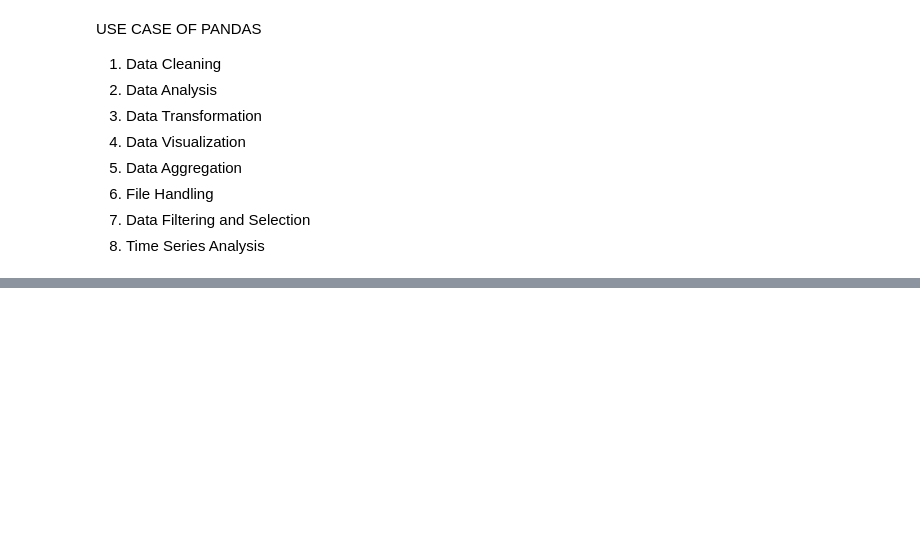
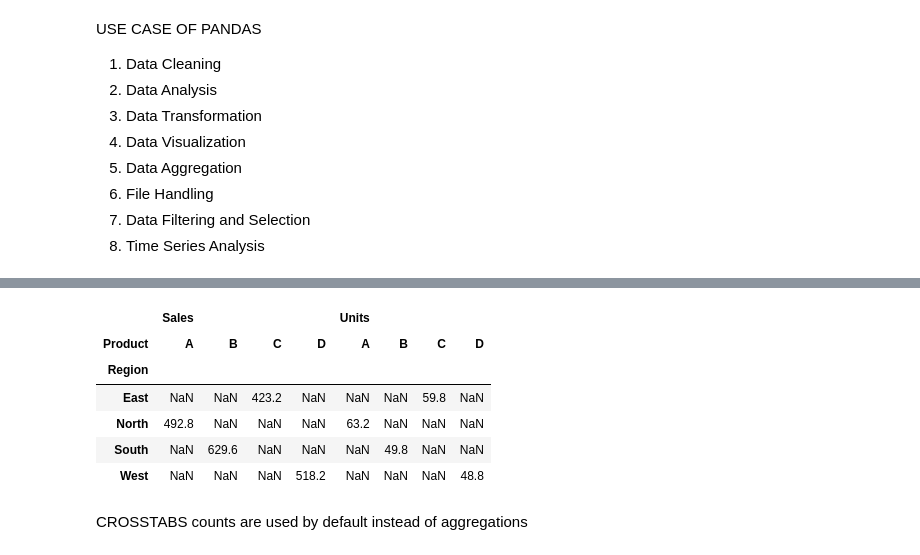
Before and after one commit to Balaji-Kondasani/ai_training, a Jupyter notebook: Week1/Day5/pandas.ipynb, the cells around one changed output, grey strips where cells are left out. Cells and saved outputs as stored; diff of their text form; code cells hidden in the pictures; blank space fills up the shorter version.

```diff
--- a/Week1/Day5/pandas.ipynb
+++ b/Week1/Day5/pandas.ipynb
@@ -44,0 +460,21 @@ DATAFRAMES
+# %%
+#values -- column in which aggregation is being applied
+#index -- rows labelling or naming
+#columns -- columns labelling or naming
+
+pd.pivot_table(df,values="Sales",index="Region",columns="Product",aggfunc="median")
+
+#pivot table on multiple columns
+
+pd.pivot_table(df,values=["Sales","Units"],index="Region",columns="Product")
+# %% [output]
+|  | Sales |  |  |  | Units |  |  |  |
+| Product | A | B | C | D | A | B | C | D |
+| Region |  |  |  |  |  |  |  |  |
+| East | NaN | NaN | 423.2 | NaN | NaN | NaN | 59.8 | NaN |
+| North | 492.8 | NaN | NaN | NaN | 63.2 | NaN | NaN | NaN |
+| South | NaN | 629.6 | NaN | NaN | NaN | 49.8 | NaN | NaN |
+| West | NaN | NaN | NaN | 518.2 | NaN | NaN | NaN | 48.8 |
+# %% [markdown]
+CROSSTABS
+  counts are used by default instead of aggregations
```
Also changed, not shown: parts of 39 cells of this notebook, 6 other files.
